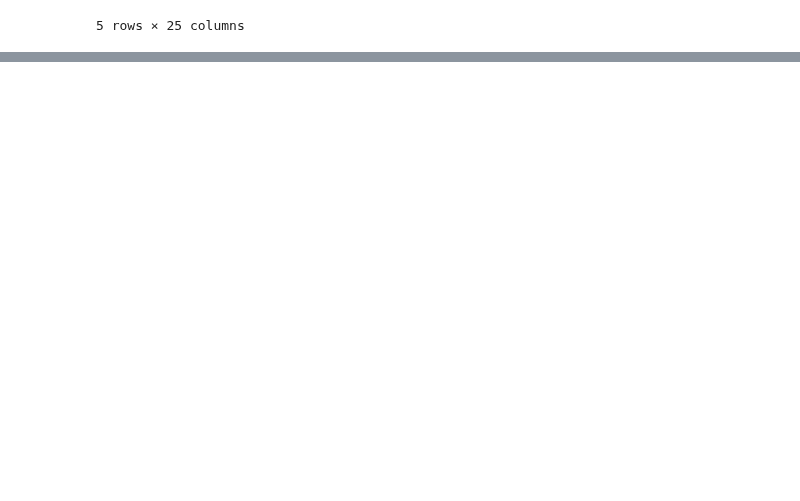
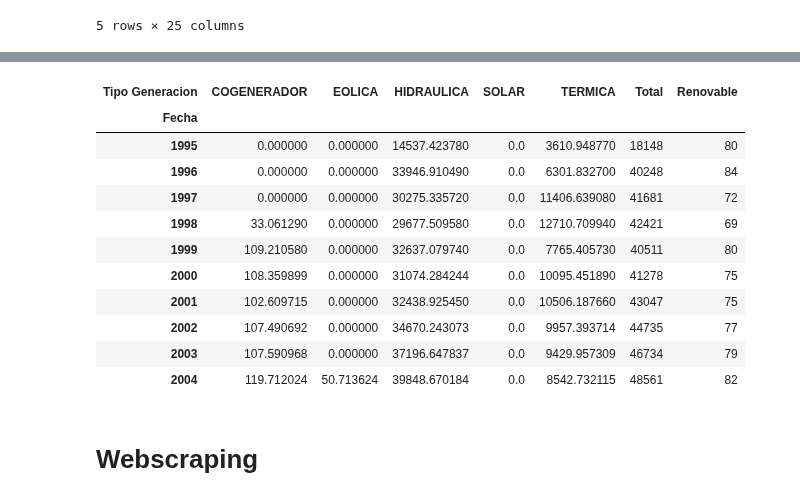
Before and after one commit to Mateoferrnandez/Projects, a Jupyter notebook: Personal Projects/Generacion electrica en Colombia/Dtacleaning.ipynb, the cells around one changed output, grey strips where cells are left out. Saved outputs shown, nothing was run; the diff lists cells and outputs as text; code cells hidden in the pictures; blank space fills up the shorter version.

```diff
--- a/Personal Projects/Generacion electrica en Colombia/Dtacleaning.ipynb
+++ b/Personal Projects/Generacion electrica en Colombia/Dtacleaning.ipynb
@@ -451,0 +469,21 @@ sns.scatterplot(x="Fecha",y="Total",data=union, hue = "Tipo Generacion")
+# %%
+result=result.pivot(index="Fecha",columns='Tipo Generacion',values='Total')
+result=result.replace(np.nan,0)
+result["Total"]=result[result.columns].sum(numeric_only=True,axis=1)
+result["Renovable"]=round(result[["EOLICA","HIDRAULICA","SOLAR"]].sum(numeric_only=True,axis=1)/result["Total"] *100,2)
+result["Total"]=result["Total"].apply(lambda x: int(x))
+result["Renovable"]=result["Renovable"].apply(lambda x: int(x))
+result.head(10)
+# %% [output]
+| Tipo Generacion | COGENERADOR | EOLICA | HIDRAULICA | SOLAR | TERMICA | Total | Renovable |
+| Fecha |  |  |  |  |  |  |  |
+| 1995 | 0.000000 | 0.000000 | 14537.423780 | 0.0 | 3610.948770 | 18148 | 80 |
+| 1996 | 0.000000 | 0.000000 | 33946.910490 | 0.0 | 6301.832700 | 40248 | 84 |
+| 1997 | 0.000000 | 0.000000 | 30275.335720 | 0.0 | 11406.639080 | 41681 | 72 |
+| 1998 | 33.061290 | 0.000000 | 29677.509580 | 0.0 | 12710.709940 | 42421 | 69 |
+| 1999 | 109.210580 | 0.000000 | 32637.079740 | 0.0 | 7765.405730 | 40511 | 80 |
+| 2000 | 108.359899 | 0.000000 | 31074.284244 | 0.0 | 10095.451890 | 41278 | 75 |
+| 2001 | 102.609715 | 0.000000 | 32438.925450 | 0.0 | 10506.187660 | 43047 | 75 |
+| 2002 | 107.490692 | 0.000000 | 34670.243073 | 0.0 | 9957.393714 | 44735 | 77 |
+| 2003 | 107.590968 | 0.000000 | 37196.647837 | 0.0 | 9429.957309 | 46734 | 79 |
+| 2004 | 119.712024 | 50.713624 | 39848.670184 | 0.0 | 8542.732115 | 48561 | 82 |
@@ -451,0 +492,2 @@ sns.scatterplot(x="Fecha",y="Total",data=union, hue = "Tipo Generacion")
+# %% [markdown]
+# Webscraping
```
Also changed, not shown: parts of 20 cells of this notebook, 13 other files.
